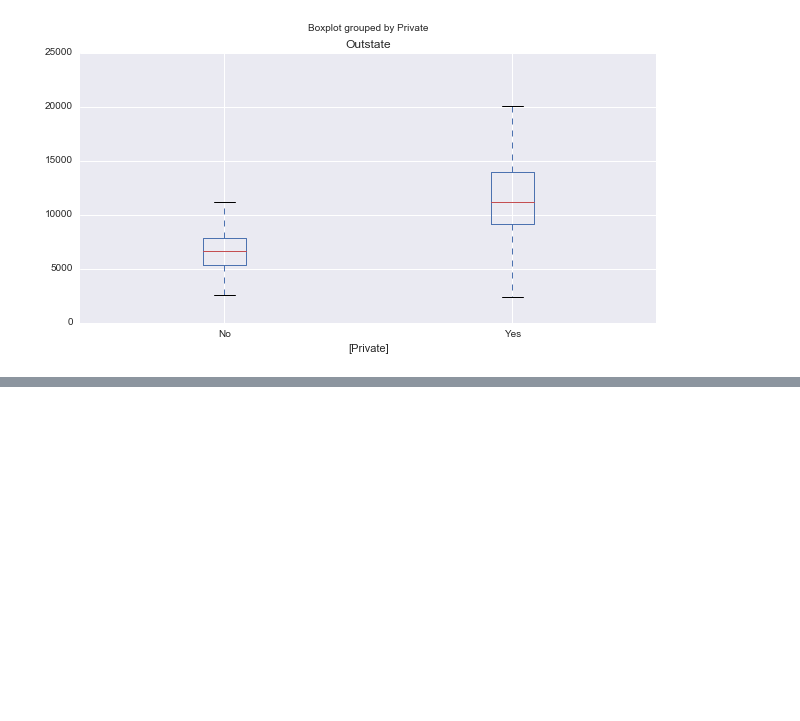
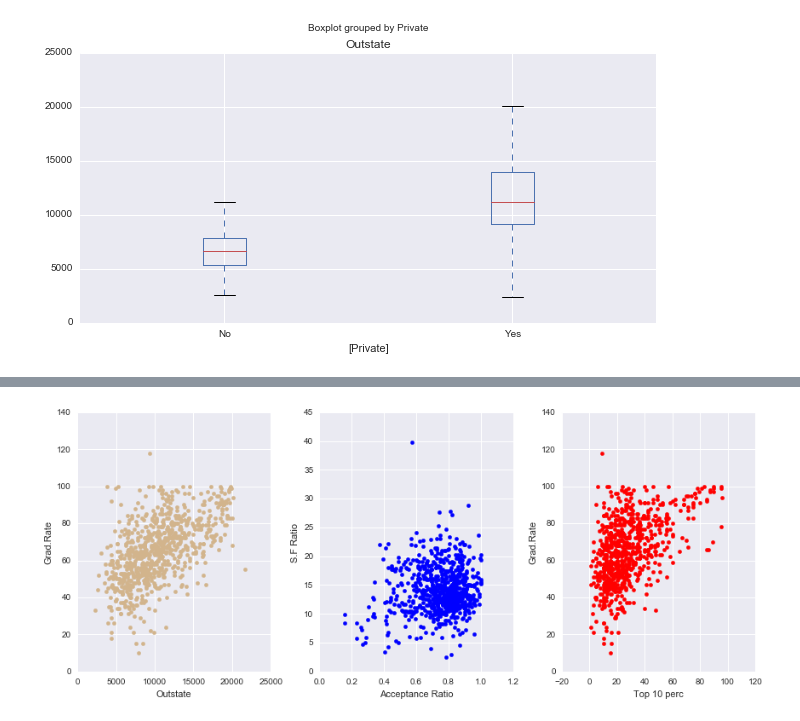
Before and after one commit to sushmit86/Stat_learning, a Jupyter notebook: Chapter2_Exercise.ipynb, the cells around one changed output, grey strips where cells are left out. Drawn from its saved outputs; the diff is of its cells as text; code cells hidden in the pictures; blank space fills up the shorter version.

```diff
--- a/Chapter2_Exercise.ipynb
+++ b/Chapter2_Exercise.ipynb
@@ -75,0 +121,27 @@ df_college.boxplot(column= ['Outstate'], by = ['Elite'], figsize= (10,5))
+# %%
+# 8 (vi)
+fig, axes = plt.subplots(nrows=1, ncols=3)
+ax0, ax1, ax2  = axes.flat
+
+ax0.scatter(df_college['Outstate'], df_college['Grad.Rate'], color = 'tan')
+ax0.set_xlabel('Outstate')
+ax0.set_ylabel('Grad.Rate')
+# High out of state tution --> high grad rate
+
+ax1.scatter(df_college['Accept']/df_college['Apps'], df_college['S.F.Ratio'], color = 'blue')
+ax1.set_xlabel('Acceptance Ratio')
+ax1.set_ylabel('S.F Ratio')
+# Low acceptance ration --> low S/F ratio
+
+ax2.scatter(df_college['Top10perc'], df_college['Grad.Rate'], color = 'red')
+ax2.set_xlabel('Top 10 perc')
+ax2.set_ylabel('Grad.Rate')
+# Colleges with the most students from top 10% perc don't necessarily have
+# the highest graduation rate. Also, rate > 100 is erroneous!
+
+fig.set_figwidth(12)
+fig.set_figheight(5)
+plt.tight_layout()
+plt.show()
+# %% [output]
+[figure, added]
```
Also changed, not shown: parts of 4 cells of this notebook.
